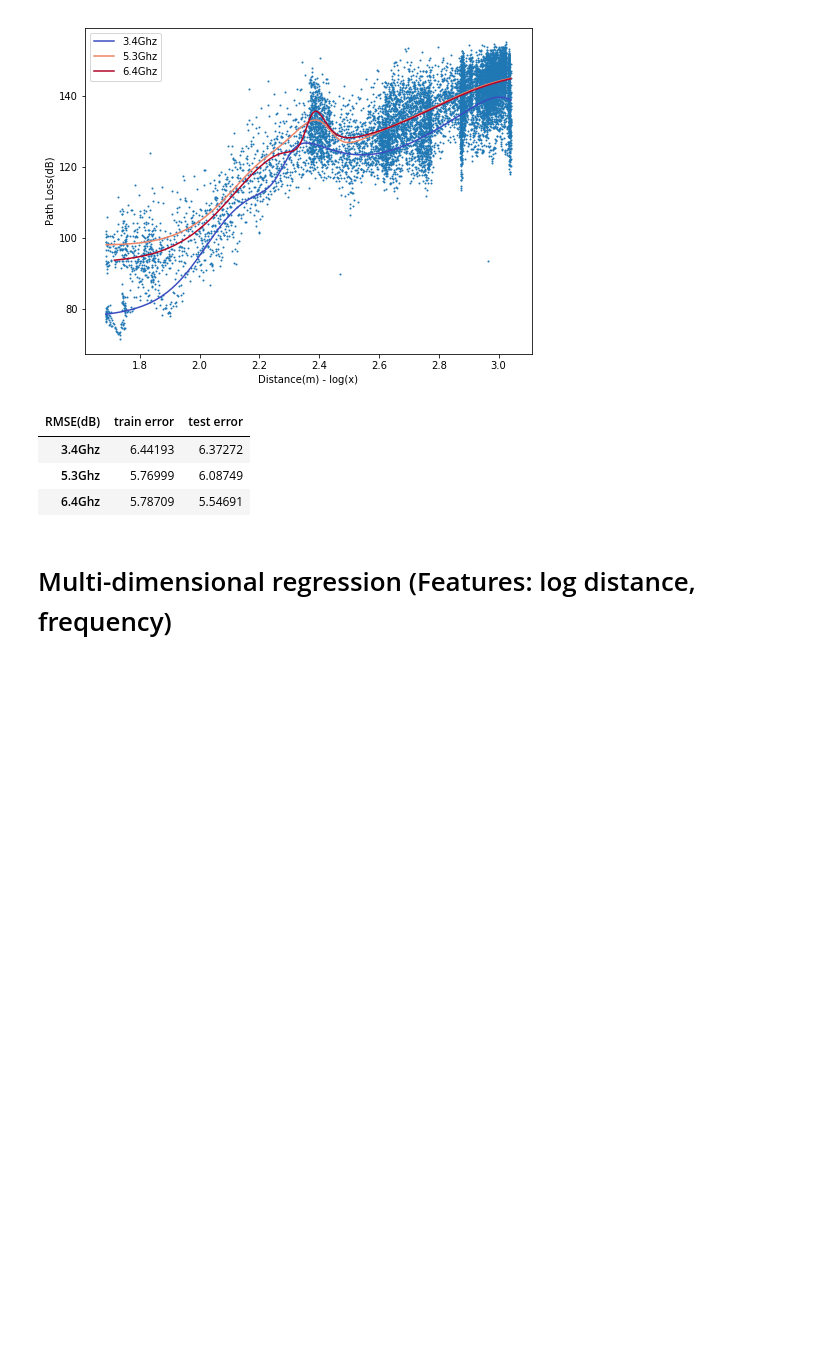
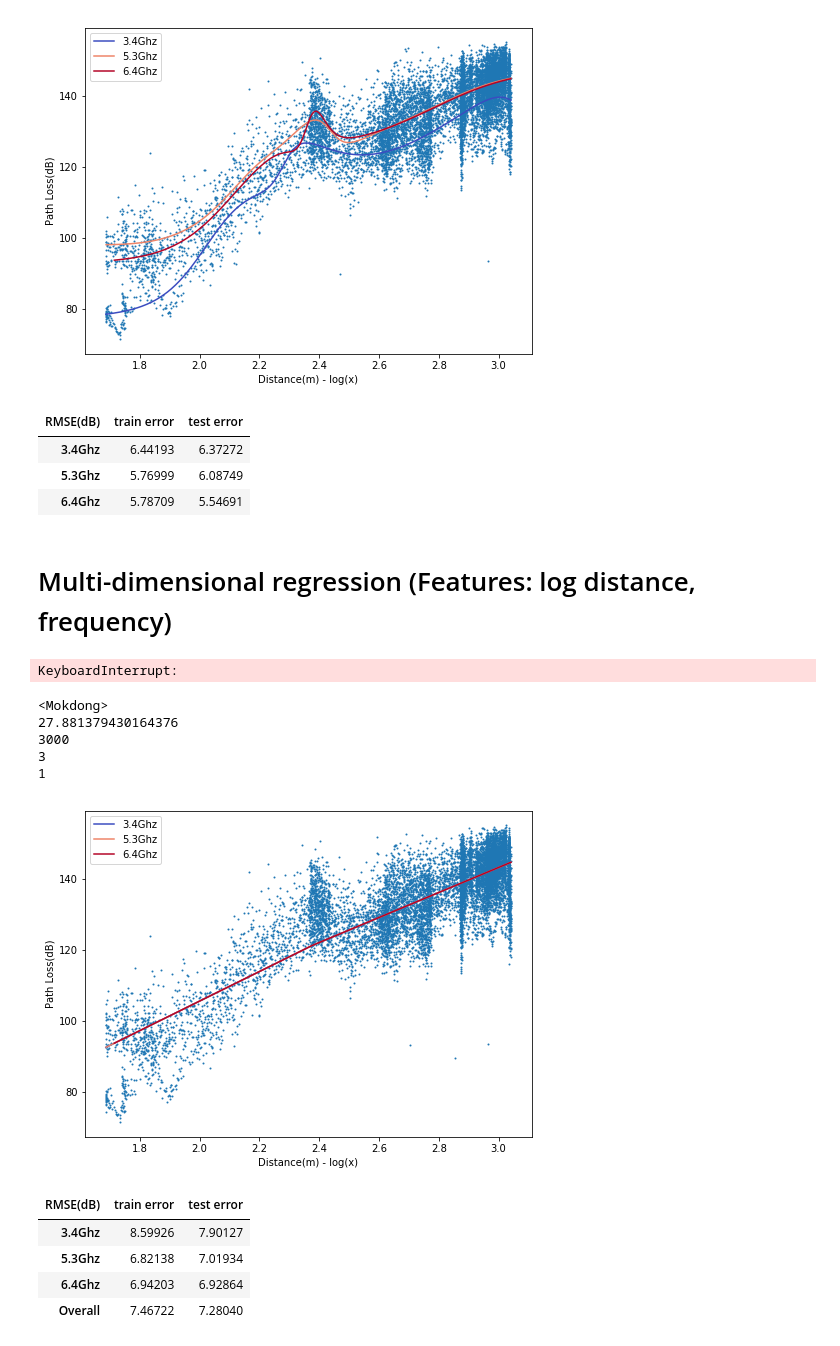
Before and after one commit to chanship72/pathloss, a Jupyter notebook: ann_regression_multidim.ipynb, the cells around one changed output. Cells and saved outputs as stored; diff of their text form; code cells hidden in the pictures; blank space fills up the shorter version.

Commit message:
update graph & hyperparameter tunning

```diff
--- a/ann_regression_multidim.ipynb
+++ b/ann_regression_multidim.ipynb
@@ -262,0 +328,48 @@ stat = np.array([mlp_prediction_error(model_34,X_train_ma_34, y_train_ma_34),mlp
+# %%
+%autoreload
+model = None
+model = mlp_regression(X_train_bh, y_train_bh, (180, 180, 180, 180, 180), 'relu', 'lbfgs')
+print(model.loss_)
+print(model.n_iter_ )
+print(model.n_layers_)
+print(model.n_outputs_)
+print("<Bundang>")
+mlp_train_multi_graph_comb(model, dataX_bh, X_train_bh[:,0], y_train_bh, 'relu', 'lbfgs')
+
+stat = np.array([mlp_prediction_error(model,X_train_bh_34, y_train_bh_34),mlp_prediction_error(model,X_test_bh_34, y_test_bh_34),
+                 mlp_prediction_error(model,X_train_bh_53, y_train_bh_53),mlp_prediction_error(model,X_test_bh_53, y_test_bh_53),
+                 mlp_prediction_error(model,X_train_bh_64, y_train_bh_64),mlp_prediction_error(model,X_test_bh_64, y_test_bh_64),
+                 mlp_prediction_error(model,X_train_bh, y_train_bh), mlp_prediction_error(model,X_test_bh, y_test_bh)])
+
+(pd.DataFrame(stat.reshape((4,2)),index=pd.Index(['3.4Ghz','5.3Ghz','6.4Ghz', 'Overall']), columns=pd.Index(['train error','test error'],name='RMSE(dB)')))
+# %% [output]
+KeyboardInterrupt:
+# %%
+%autoreload
+model = None
+model = mlp_regression(X_train_ma, y_train_ma, (600,), 'relu', 'adam')
+print("<Mokdong>")
+print(model.loss_)
+print(model.n_iter_ )
+print(model.n_layers_)
+print(model.n_outputs_)
+mlp_train_multi_graph_comb(model, dataX_ma, X_train_ma[:,0], y_train_ma, 'relu', 'adam')
+
+stat = np.array([mlp_prediction_error(model,X_train_ma_34, y_train_ma_34),mlp_prediction_error(model,X_test_ma_34, y_test_ma_34),
+                 mlp_prediction_error(model,X_train_ma_53, y_train_ma_53),mlp_prediction_error(model,X_test_ma_53, y_test_ma_53),
+                 mlp_prediction_error(model,X_train_ma_64, y_train_ma_64),mlp_prediction_error(model,X_test_ma_64, y_test_ma_64),
+                 mlp_prediction_error(model,X_train_ma, y_train_ma), mlp_prediction_error(model,X_test_ma, y_test_ma)])
+
+(pd.DataFrame(stat.reshape((4,2)),index=pd.Index(['3.4Ghz','5.3Ghz','6.4Ghz', 'Overall']), columns=pd.Index(['train error','test error'],name='RMSE(dB)')))
+# %% [output]
+<Mokdong>
+27.881379430164376
+3000
+3
+1
+[figure, added]
+| RMSE(dB) | train error | test error |
+| 3.4Ghz | 8.59926 | 7.90127 |
+| 5.3Ghz | 6.82138 | 7.01934 |
+| 6.4Ghz | 6.94203 | 6.92864 |
+| Overall | 7.46722 | 7.28040 |
```
Also changed, not shown: parts of 34 cells of this notebook, 3 other files.
